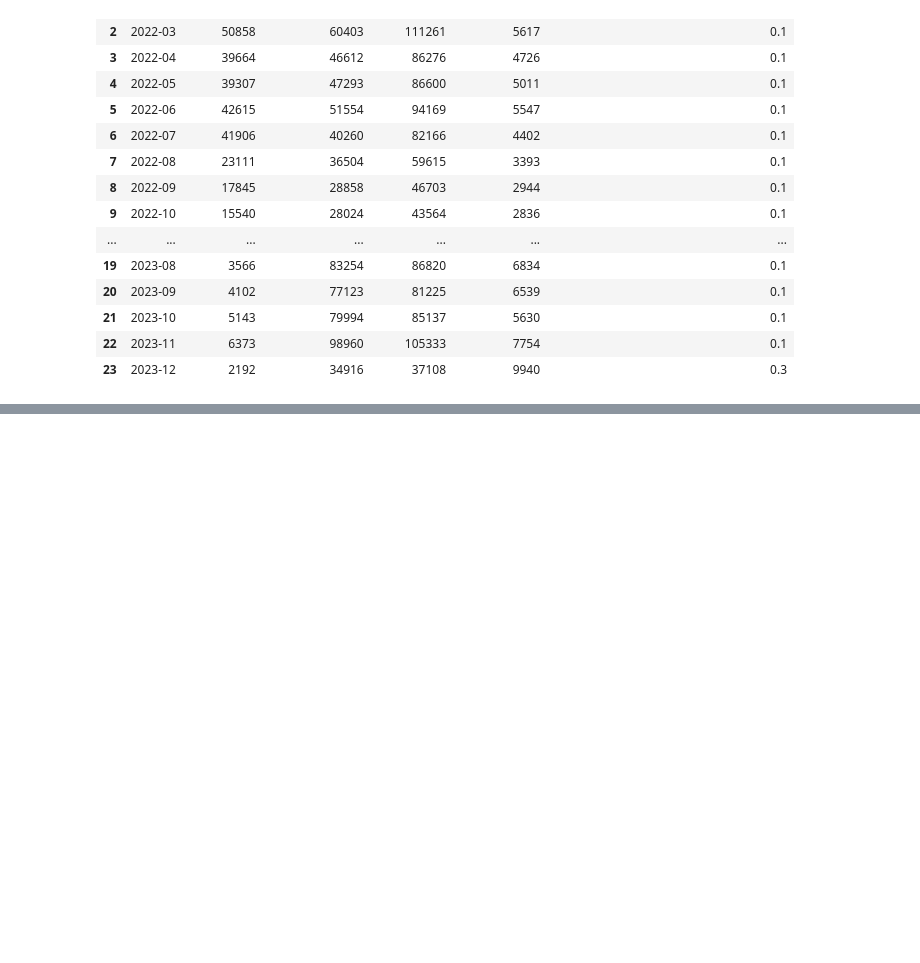
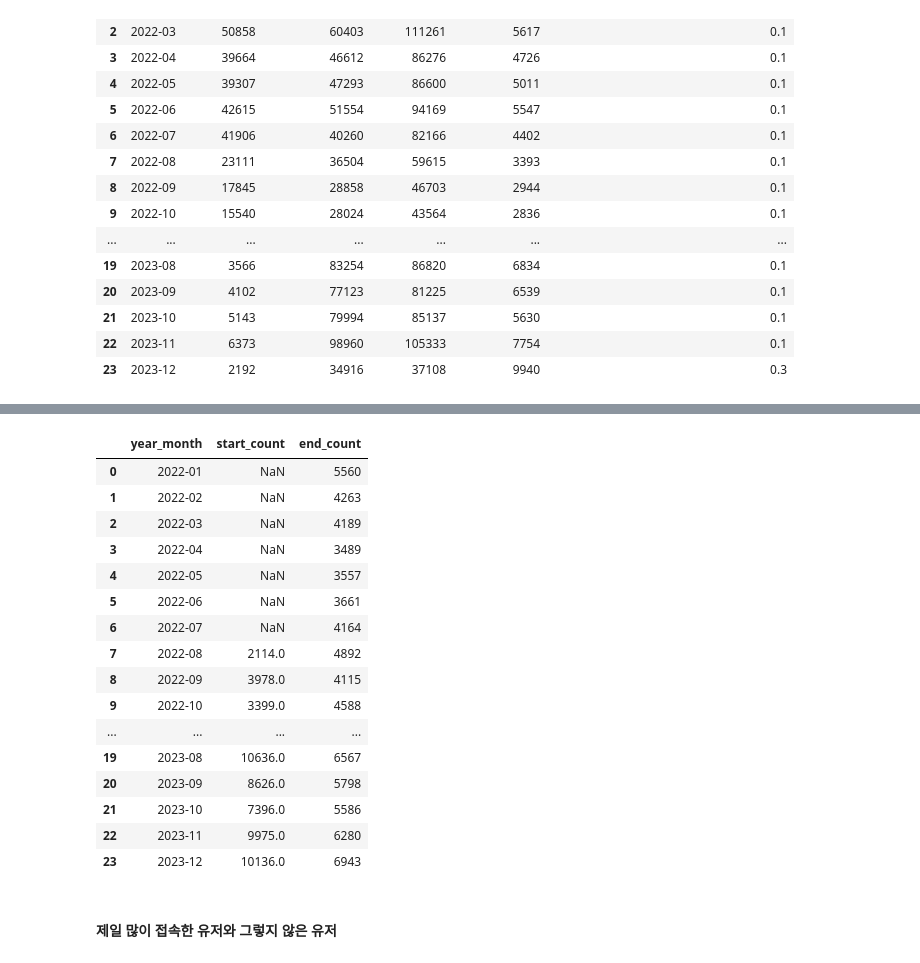
Before and after one commit to saeraniren/intermediate_project, a Jupyter notebook: yoochang_main.ipynb, the cells around one changed output, grey strips where cells are left out. Saved outputs shown, nothing was run; the diff lists cells and outputs as text; code cells hidden in the pictures; blank space fills up the shorter version.

```diff
--- a/yoochang_main.ipynb
+++ b/yoochang_main.ipynb
@@ -1185,0 +1494,5 @@ main_page_monthly_signup_merge
+# %%
+# 2022, 2023년 데이터
+# 중복행 제거(하나만 남김)
+start_content_2022_2023 = start_content_2022_2023.drop_duplicates(keep="first")
+end_content_2022_2023 = end_content_2022_2023.drop_duplicates(keep="first")
@@ -1185,0 +1566,14 @@ main_page_monthly_signup_merge
+# %%
+# 월 년-월 컬럼 추가가
+start_content_2022_2023["year_month"] = start_content_2022_2023["client_event_time"].dt.to_period("M")
+end_content_2022_2023["year_month"] = end_content_2022_2023["client_event_time"].dt.to_period("M")
+# %%
+# start_content (콘텐트 시작 월별 카운트트)
+# 그룹바이이
+monthly_start_counts = start_content_2022_2023.groupby("year_month").size().reset_index(name="start_count")
+
+# 정렬렬
+monthly_start_counts = monthly_start_counts.sort_values(by="year_month").reset_index(drop=True)
+
+# 결과 출력
+monthly_start_counts
@@ -1185,0 +1599,10 @@ main_page_monthly_signup_merge
+# %%
+# end_content (콘텐트 종료료 월별 카운트트)
+# 그룹바이이
+monthly_end_counts = end_content_2022_2023.groupby("year_month").size().reset_index(name="end_count")
+
+# 정렬렬
+monthly_end_counts = monthly_end_counts.sort_values(by="year_month").reset_index(drop=True)
+
+# 결과 출력
+monthly_end_counts
@@ -1185,0 +1627,34 @@ main_page_monthly_signup_merge
+# %%
+# 위 두개 합치기. outer merge.
+merged_user_counts = pd.merge(
+    monthly_start_counts,
+    monthly_end_counts,
+    on="year_month",
+    how="outer"
+)
+
+# 재정렬렬
+merged_user_counts = merged_user_counts.sort_values(by="year_month").reset_index(drop=True)
+
+# 결과 출력
+merged_user_counts
+# %% [output]
+|  | year_month | start_count | end_count |
+| 0 | 2022-01 | NaN | 5560 |
+| 1 | 2022-02 | NaN | 4263 |
+| 2 | 2022-03 | NaN | 4189 |
+| 3 | 2022-04 | NaN | 3489 |
+| 4 | 2022-05 | NaN | 3557 |
+| 5 | 2022-06 | NaN | 3661 |
+| 6 | 2022-07 | NaN | 4164 |
+| 7 | 2022-08 | 2114.0 | 4892 |
+| 8 | 2022-09 | 3978.0 | 4115 |
+| 9 | 2022-10 | 3399.0 | 4588 |
+| ... | ... | ... | ... |
+| 19 | 2023-08 | 10636.0 | 6567 |
+| 20 | 2023-09 | 8626.0 | 5798 |
+| 21 | 2023-10 | 7396.0 | 5586 |
+| 22 | 2023-11 | 9975.0 | 6280 |
+| 23 | 2023-12 | 10136.0 | 6943 |
+# %% [markdown]
+#### 제일 많이 접속한 유저와 그렇지 않은 유저
```
Also changed, not shown: parts of 42 cells of this notebook.
